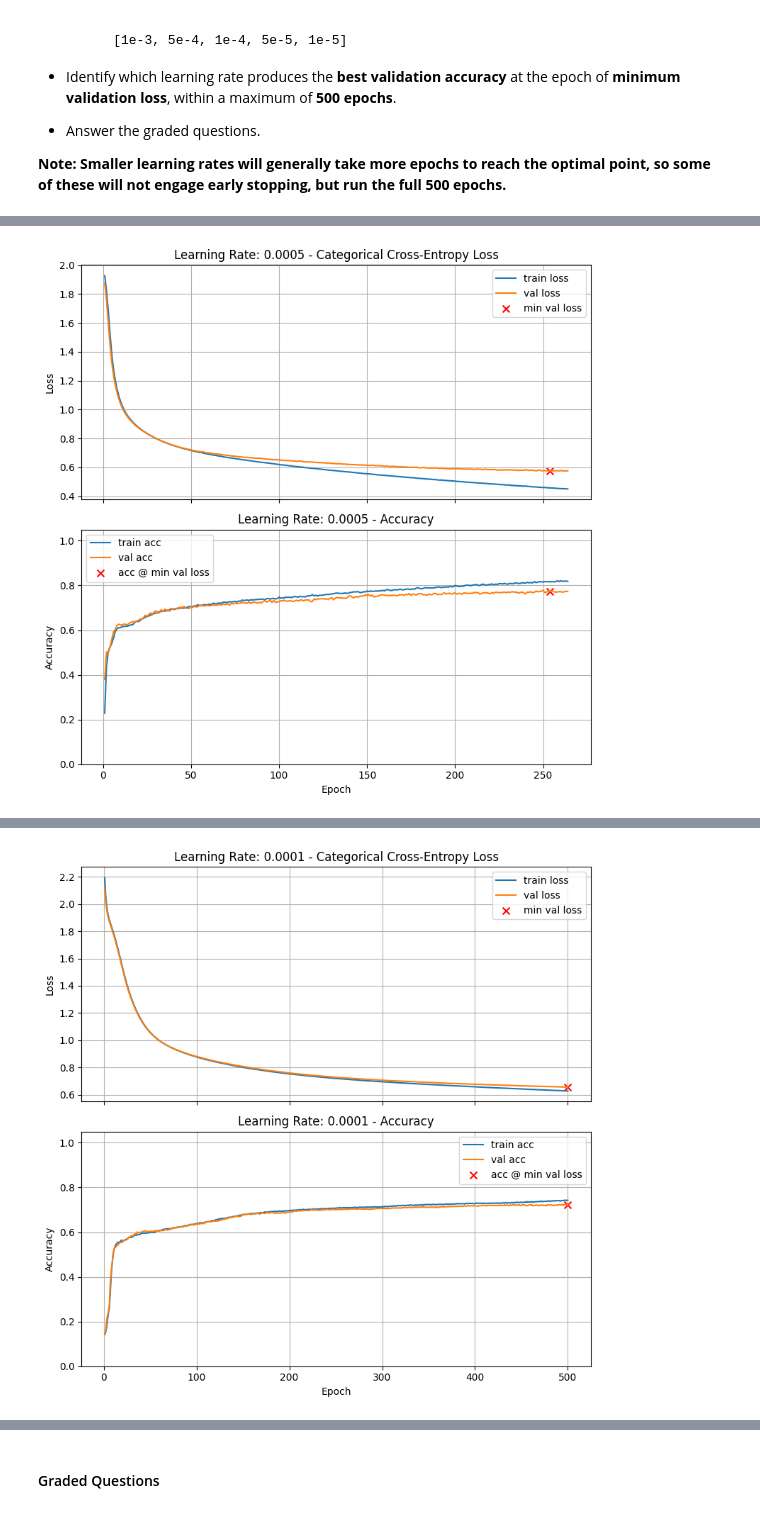
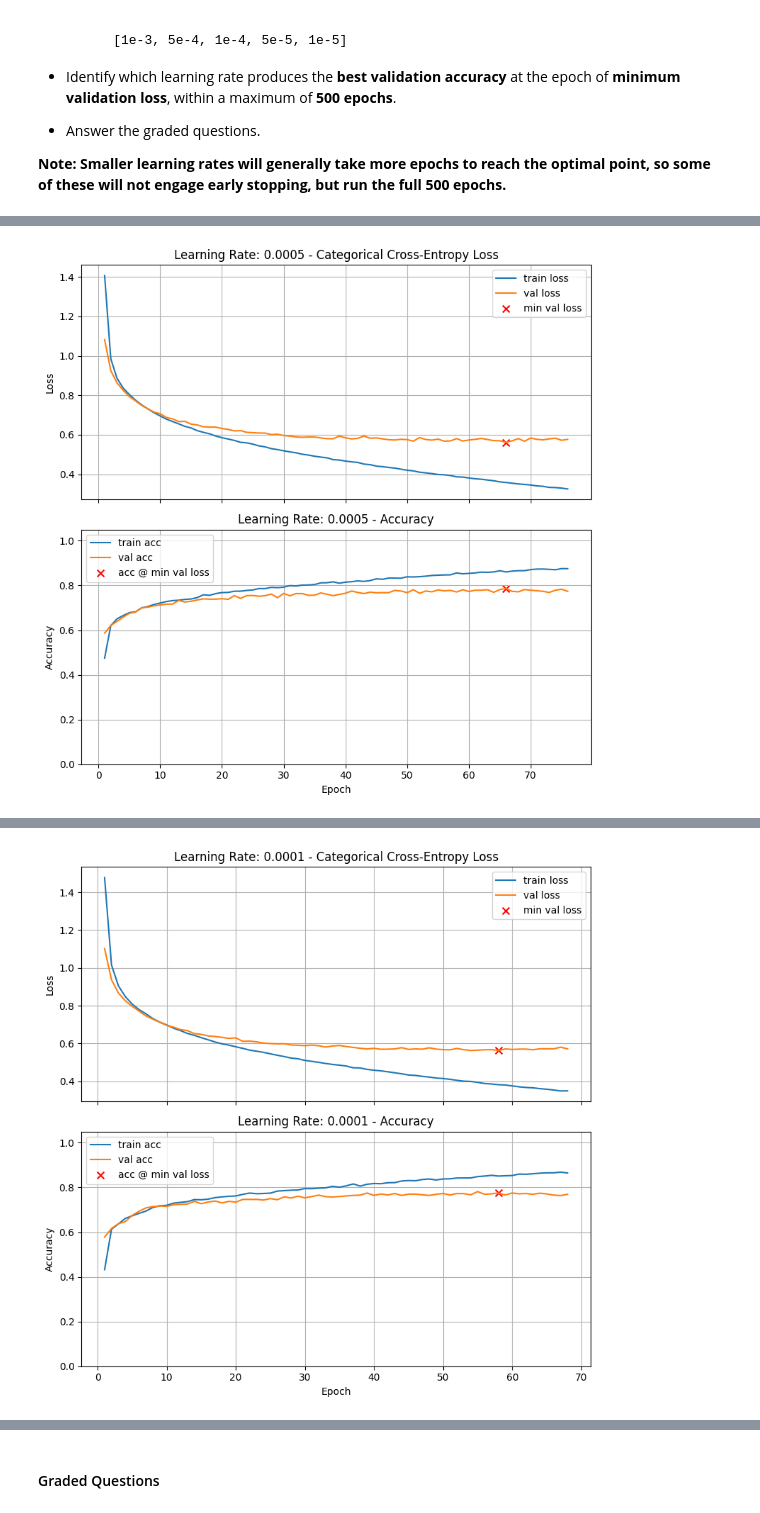
Before and after one commit to jtvon/Module-7-Assignments, a Jupyter notebook: Homework_03.ipynb, the cells around one changed output, grey strips where cells are left out. Cells and saved outputs as stored; diff of their text form; code cells hidden in the pictures.

```diff
--- a/Homework_03.ipynb
+++ b/Homework_03.ipynb
@@ -192,6 +189,12 @@ def train_and_test(model,
         best_epoch = np.argmax(history.history['val_accuracy'])
         best_acc   = history.history['val_accuracy'][best_epoch]
 
+    # Find epoch of minimum validation loss and corresponding metrics
+    val_losses = history.history['val_loss']
+    min_val_epoch = int(np.argmin(val_losses))            # 0-based
+    min_val_loss = float(val_losses[min_val_epoch])
+    val_acc_at_min_loss = float(history.history['val_accuracy'][min_val_epoch])
+
     # Plot training history
     plot_learning_curves(history, title=title)
 
@@ -207,8 +210,17 @@ def train_and_test(model,
     end = time.time()
     print(f"\nExecution Time: " + format_hms(end-start))
 
+    metrics = {
+        "min_val_epoch": min_val_epoch + 1,   # 1-based for readability
+        "min_val_loss": min_val_loss,
+        "val_acc_at_min_loss": val_acc_at_min_loss,
+        "test_loss": test_loss,
+        "test_accuracy": test_accuracy
+    }
+
     if return_history:
-        return history
+        return history, metrics
+    return metrics
 # %% [markdown]
 ### Load the dataset and extract a stratified subset
 
@@ -409,8 +417,11 @@ In this problem, you will train the **baseline neural network** and investigate
 # Your code here. Add as many cells as you need.
 activation = ['relu', 'tanh', 'sigmoid']
 
-for func in activation:
+results_1 = pd.DataFrame(columns=['Activation Function', 'Best Val Accuracy', 'Min Val Loss'], index=[0,1,2])
+
+for i, func in enumerate(activation):
     model = build_model(X_train.shape[1], [ (64, func, 0.0, 0.0), (32, func, 0.0, 0.0)], n_classes)
-    train_and_test(model, title=f"Activation Function: {func}", verbose=1, return_history = True)
+    history, metrics = train_and_test(model, title=f"Activation Function: {func}", verbose=0, return_history = True)
+    results_1.loc[i] = [func, metrics['val_acc_at_min_loss'], metrics['min_val_loss']]
 # %% [output]
 Activation Function: relu
@@ -529,8 +527,11 @@ In this problem, you will continue working with the **baseline model** and deter
 # Your code here. Add as many cells as you need.
 learning_rate = [1e-3, 5e-4, 1e-4, 5e-5, 1e-5]
 
-for lr in learning_rate:
-    model = build_model(X_train.shape[1], [ (64, 'sigmoid', 0.0, 0.0), (32, 'sigmoid', 0.0, 0.0)], n_classes)
-    train_and_test(model, lr_schedule=lr, title=f"Learning Rate: {lr}", verbose=1, return_history = True)
+results_2 = pd.DataFrame(columns=['Learning Rate', 'Best Val Accuracy', 'Min Val Loss'], index=[0,1,2,3,4])
+
+for i, lr in enumerate(learning_rate):
+    model = build_model(X_train.shape[1], [ (64, 'tanh', 0.0, 0.0), (32, 'tanh', 0.0, 0.0)], n_classes)
+    history, metrics = train_and_test(model, title=f"Learning Rate: {lr}", verbose=0, return_history = True)
+    results_2.loc[i] = [lr, metrics['val_acc_at_min_loss'], metrics['min_val_loss']]
 # %% [output]
 Learning Rate: 0.001
@@ -571 +554 @@ Epoch 264: early stopping
-[figure, old version]
+[figure, new version]
@@ -589 +570 @@ Epoch 500/500
-[figure, old version]
+[figure, new version]
```
Also changed, not shown: parts of 28 cells of this notebook.
